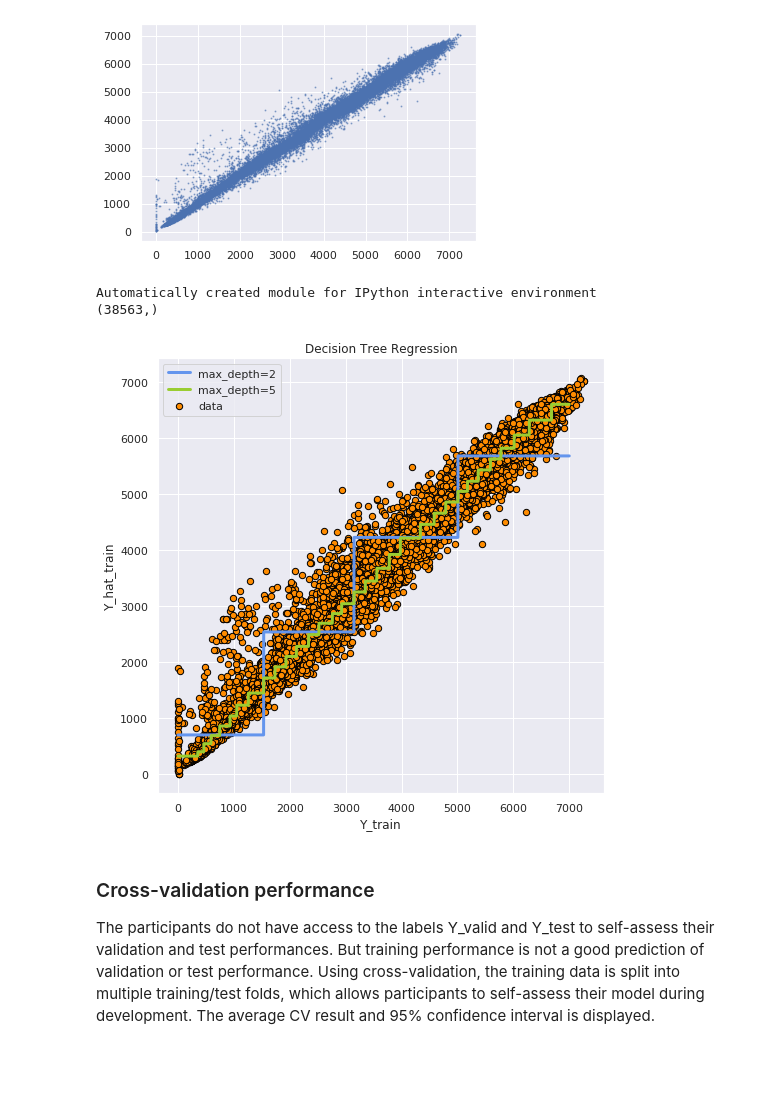
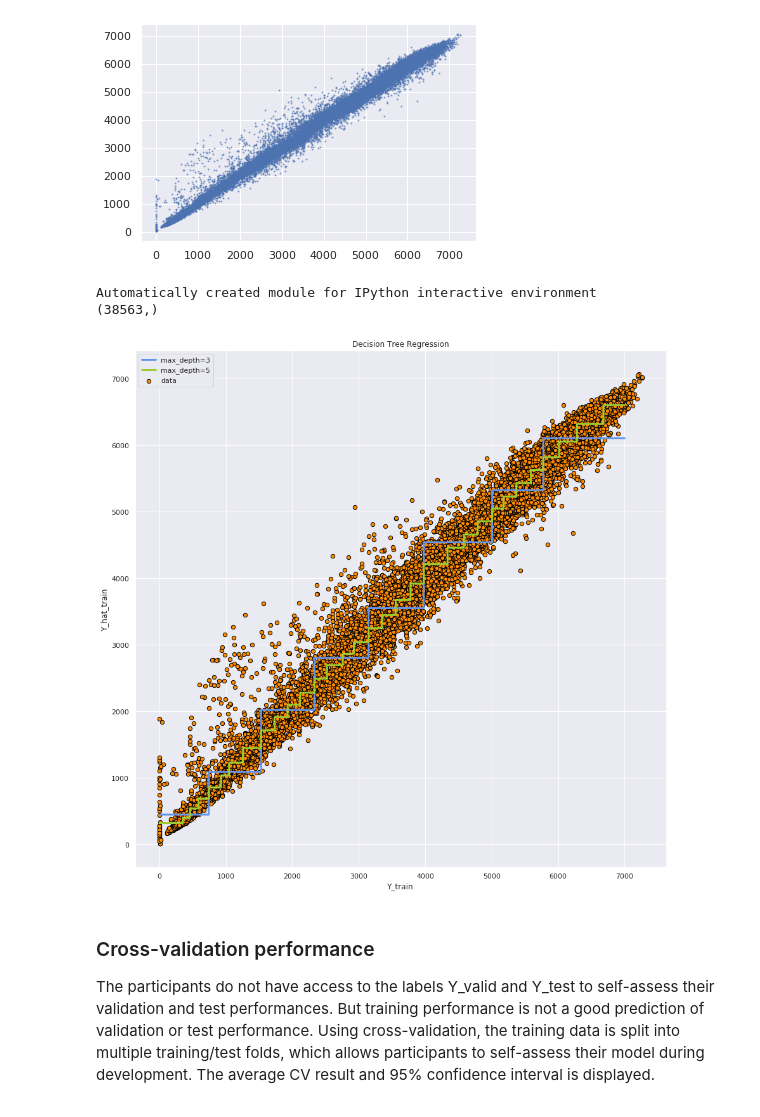
Before and after one commit to Ladiscou/AUTOBUS2, a Jupyter notebook: starting_kit/README.vizualization.ipynb, the cells around one changed output. Drawn from its saved outputs; the diff is of its cells as text; code cells hidden in the pictures; blank space fills up the shorter version.

```diff
--- a/starting_kit/README.vizualization.ipynb
+++ b/starting_kit/README.vizualization.ipynb
@@ -324,38 +311,38 @@ print(__doc__)
 # Import the necessary modules and libraries
 import numpy as np
 from sklearn.tree import DecisionTreeRegressor
 import matplotlib.pyplot as plt
 
 X = Y_train[:, np.newaxis]
 print(Y_train.shape)
 y = Y_hat_train[:, np.newaxis]
 
 # Fit regression model
-regr_1 = DecisionTreeRegressor(max_depth=2)
+regr_1 = DecisionTreeRegressor(max_depth=3)
 regr_2 = DecisionTreeRegressor(max_depth=5)
 regr_1.fit(X, y)
 regr_2.fit(X, y)
-
 
 # Predict
 X_test = np.arange(0,7000,0.1)[:,np.newaxis]
 y_1 = regr_1.predict(X_test)
 y_2 = regr_2.predict(X_test)
 
+
 # Plot the results
-plt.figure(figsize = (8,8))
+plt.figure(figsize = (15,15))
 plt.scatter(X, y, s=40, edgecolor="black",c="darkorange", label="data")
-plt.plot(X_test, y_1, color="cornflowerblue",label="max_depth=2", linewidth=3)
+plt.plot(X_test, y_1, color="cornflowerblue",label="max_depth=3", linewidth=3)
 plt.plot(X_test, y_2, color="yellowgreen", label="max_depth=5", linewidth=3)
 plt.xlabel("Y_train")
 plt.ylabel("Y_hat_train")
 plt.title("Decision Tree Regression")
 plt.legend()
 plt.show()
 # %% [output]
 Automatically created module for IPython interactive environment
 (38563,)
-[figure, old version]
+[figure, new version]
 # %% [markdown]
 <div>
     <h3>Cross-validation performance</h3>
```
Also changed, not shown: parts of 14 cells of this notebook.
